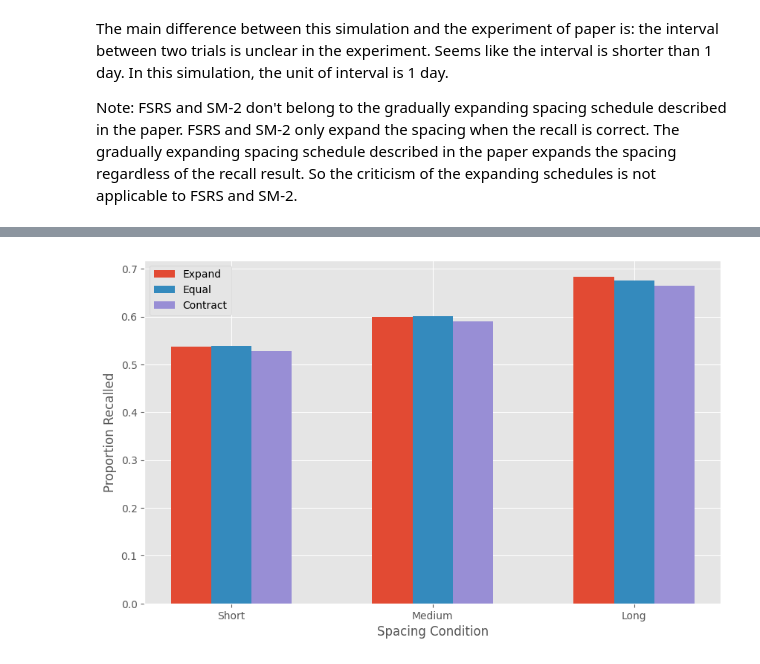
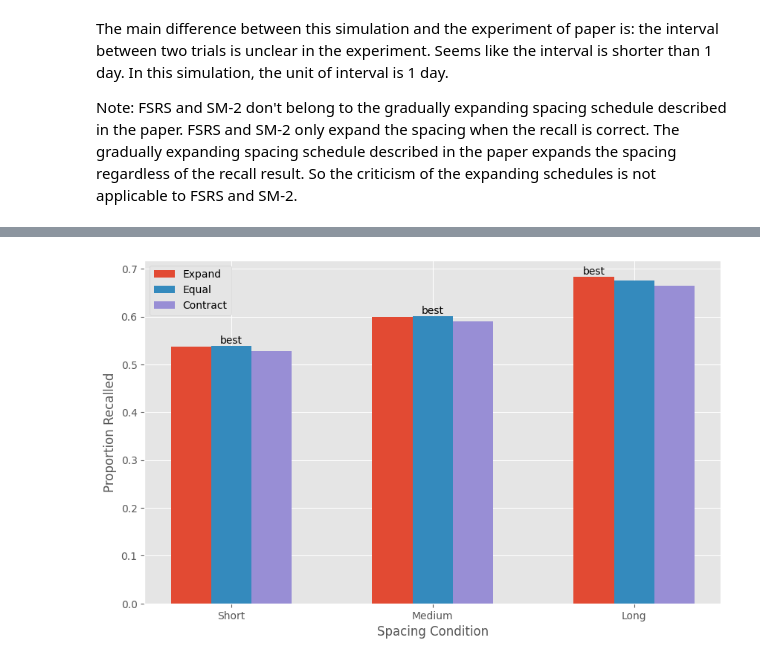
Before and after one commit to open-spaced-repetition/expanding-vs-uniform, a Jupyter notebook: notebook.ipynb, the cells around one changed output, grey strips where cells are left out. Cells and saved outputs as stored; diff of their text form; code cells hidden in the pictures.

```diff
--- a/notebook.ipynb
+++ b/notebook.ipynb
@@ -117,31 +118,41 @@ Final performance: 66.48%
 # %%
 import numpy as np
 import matplotlib.pyplot as plt
 
-plt.style.use('ggplot')
+plt.style.use("ggplot")
 
-groups = ['Short', 'Medium', 'Long']
-subgroups = ['Expand', 'Equal', 'Contract']
-values = np.array(results)
 
-plt.figure(figsize=(10, 6))
+def bar_chat(results, save=False):
+    groups = ["Short", "Medium", "Long"]
+    subgroups = ["Expand", "Equal", "Contract"]
+    values = np.array(results)
 
-bar_width = 0.2
+    plt.figure(figsize=(10, 6))
 
-group_pos = np.arange(len(groups))
-subgroup_pos = np.arange(len(subgroups))
+    bar_width = 0.2
 
-for i, subgroup in enumerate(subgroups):
-    plt.bar(group_pos + i * bar_width, values[:, i], width=bar_width, label=subgroup)
+    group_pos = np.arange(len(groups))
 
-plt.legend()
-plt.xticks(group_pos + bar_width, groups)
-plt.xlabel('Spacing Condition')
-plt.ylabel('Proportion Recalled')
-plt.savefig("simulated.jpg")
-plt.show()
+    for i, subgroup in enumerate(subgroups):
+        bars = plt.bar(group_pos + i * bar_width, values[:, i], width=bar_width, label=subgroup)
+
+        # 为每个主组中的最大值添加标记
+        for j, bar in enumerate(bars):
+            if values[j, i] == max(values[j]):
+                plt.text(bar.get_x() + bar.get_width() / 2, bar.get_height(), f'best',
+                        ha='center', va='bottom')
+    plt.legend()
+    plt.xticks(group_pos + bar_width, groups)
+    plt.xlabel("Spacing Condition")
+    plt.ylabel("Proportion Recalled")
+    if save:
+        plt.savefig("simulated.jpg")
+    plt.show()
+
+
+bar_chat(results, True)
 # %% [output]
-[figure, old version]
+[figure, new version]
 # %% [markdown]
 The original figure 2 in the paper:
 
```
Also changed, not shown: parts of 4 cells of this notebook, 1 other file.
